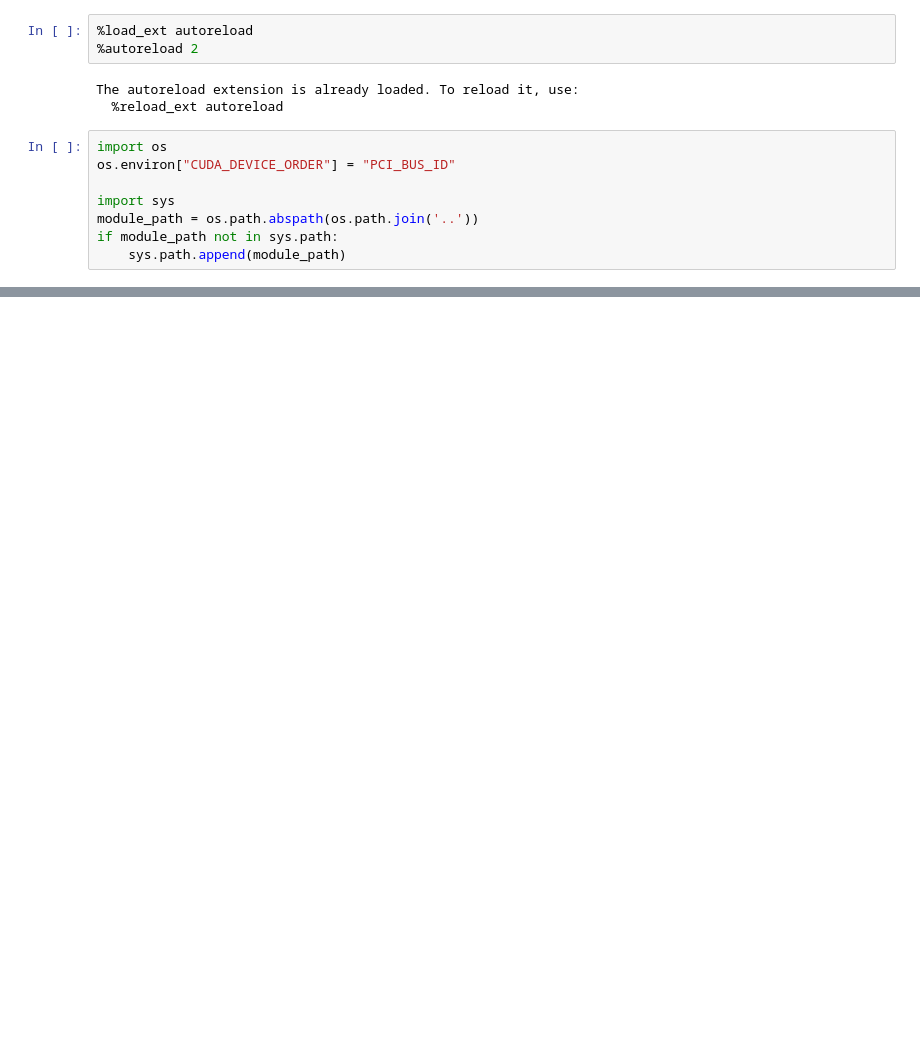
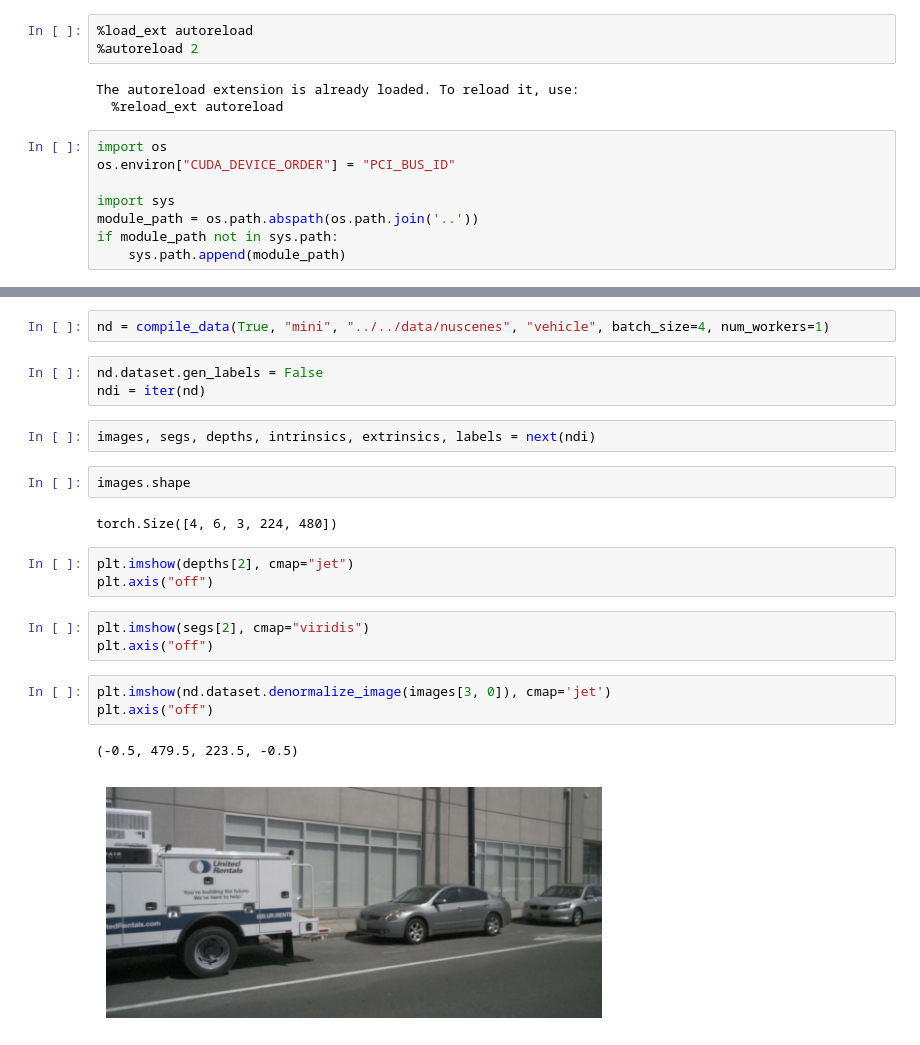
Before and after one commit to bluffish/sucam, a Jupyter notebook: notebooks/dataset_testing.ipynb, the cells around one changed output, grey strips where cells are left out. Cells and saved outputs as stored; diff of their text form; blank space fills up the shorter version.

```diff
--- a/notebooks/dataset_testing.ipynb
+++ b/notebooks/dataset_testing.ipynb
@@ -103,0 +26,23 @@ plt.imshow((model_l.backbone.module.inter[0].mean(dim=0)).detach().cpu().numpy()
+# %%
+nd = compile_data(True, "mini", "../../data/nuscenes", "vehicle", batch_size=4, num_workers=1)
+# %%
+nd.dataset.gen_labels = False
+ndi = iter(nd)
+# %%
+images, segs, depths, intrinsics, extrinsics, labels = next(ndi)
+# %%
+images.shape
+# %% [output]
+torch.Size([4, 6, 3, 224, 480])
+# %%
+plt.imshow(depths[2], cmap="jet")
+plt.axis("off")
+# %%
+plt.imshow(segs[2], cmap="viridis")
+plt.axis("off")
+# %%
+plt.imshow(nd.dataset.denormalize_image(images[3, 0]), cmap='jet')
+plt.axis("off")
+# %% [output]
+(-0.5, 479.5, 223.5, -0.5)
+[figure, added]
```
Also changed, not shown: parts of 45 cells of this notebook, 50 other files.
